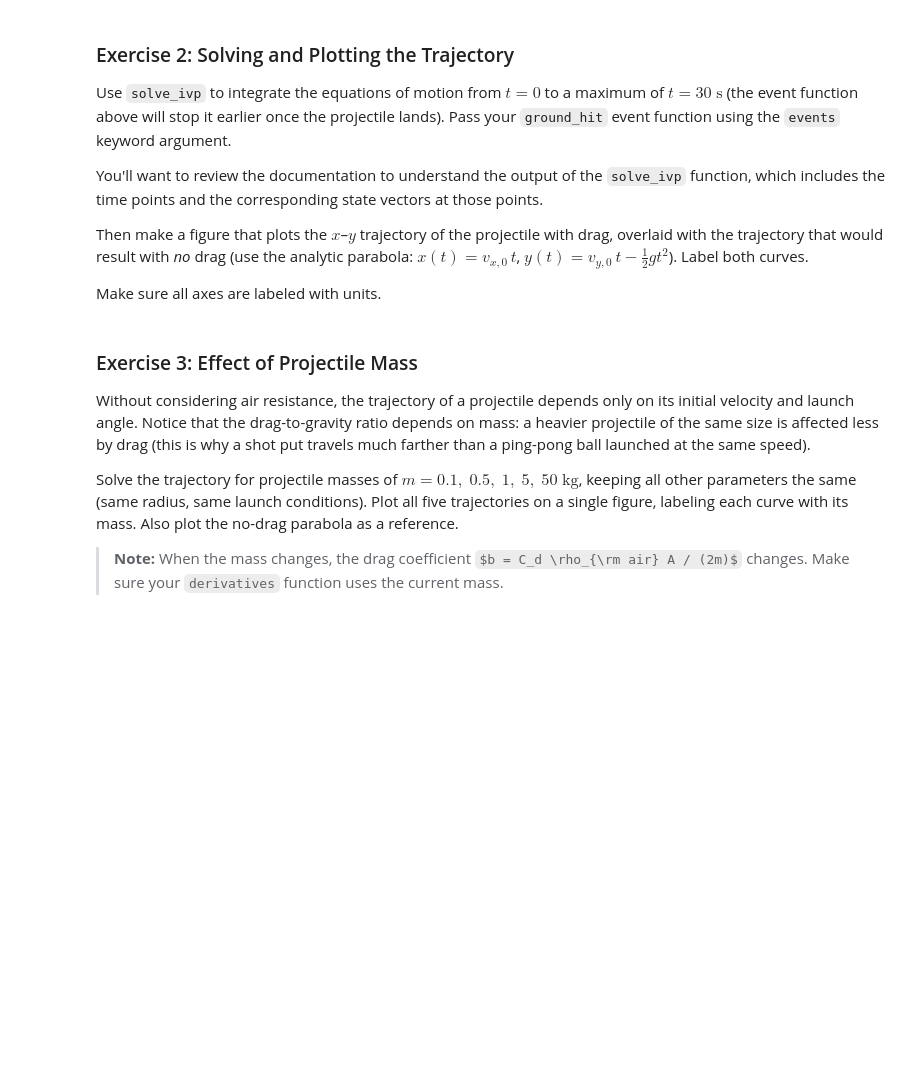
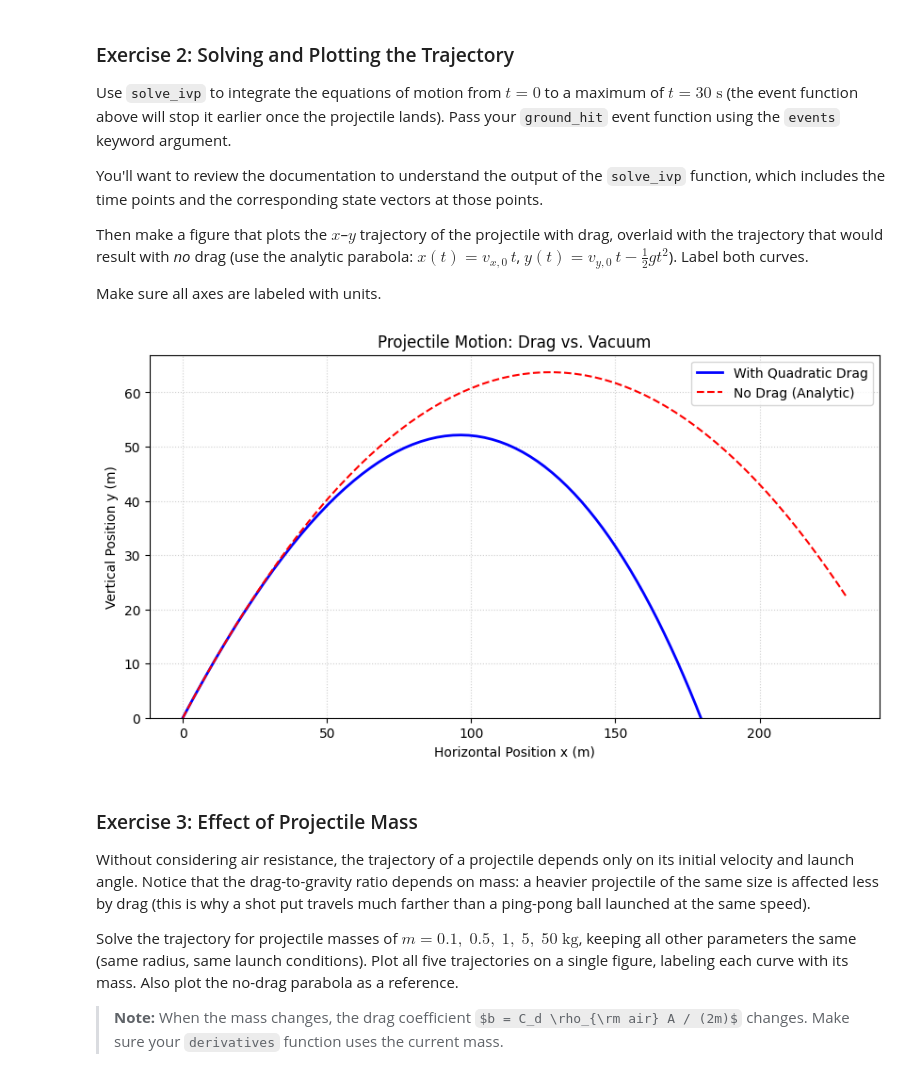
Before and after one commit to ryanmoritz1213/numerical-methods, a Jupyter notebook: assignments/week_09/odes_pdes.ipynb, the cells around one changed output. Saved outputs shown, nothing was run; the diff lists cells and outputs as text; code cells hidden in the pictures; some formulas as TeX source; blank space fills up the shorter version.

```diff
--- a/assignments/week_09/odes_pdes.ipynb
+++ b/assignments/week_09/odes_pdes.ipynb
@@ -152,9 +192,46 @@ Then make a figure that plots the $x$–$y$ trajectory of the projectile with dr
 
 Make sure all axes are labeled with units.
 # %%
-# solve the IVP with the ground_hit event
+# Define the time span
+t_span = (0, 30)
+
+
+sol = solve_ivp(derivatives, t_span, u0, events=ground_hit, max_step=0.1)
+
+t_num = sol.t
+x_drag = sol.y[0]
+y_drag = sol.y[1]
 # %%
-# plot the trajectory with and without drag
+# 1. Calculate analytic trajectory (No Drag)
+# Initial conditions from Exercise 1
+vx0 = u0[2]
+vy0 = u0[3]
+
+x_no_drag = vx0 * t_num
+y_no_drag = vy0 * t_num - 0.5 * g * t_num**2
+
+# Filter
+mask = y_no_drag >= 0
+x_no_drag_plot = x_no_drag[mask]
+y_no_drag_plot = y_no_drag[mask]
+
+# 2. Create the plot
+plt.figure(figsize=(10, 5))
+
+plt.plot(x_drag, y_drag, label='With Quadratic Drag', color='blue', linewidth=2)
+plt.plot(x_no_drag_plot, y_no_drag_plot, label='No Drag (Analytic)', color='red', linestyle='--')
+
+# 3. Formatting
+plt.title('Projectile Motion: Drag vs. Vacuum')
+plt.xlabel('Horizontal Position x (m)')
+plt.ylabel('Vertical Position y (m)')
+plt.legend()
+plt.grid(True, linestyle=':', alpha=0.6)
+plt.ylim(bottom=0) # Don't show below ground level
+
+plt.show()
+# %% [output]
+[figure, added]
 # %% [markdown]
 ### Exercise 3: Effect of Projectile Mass
 
```
Also changed, not shown: parts of 12 cells of this notebook.
